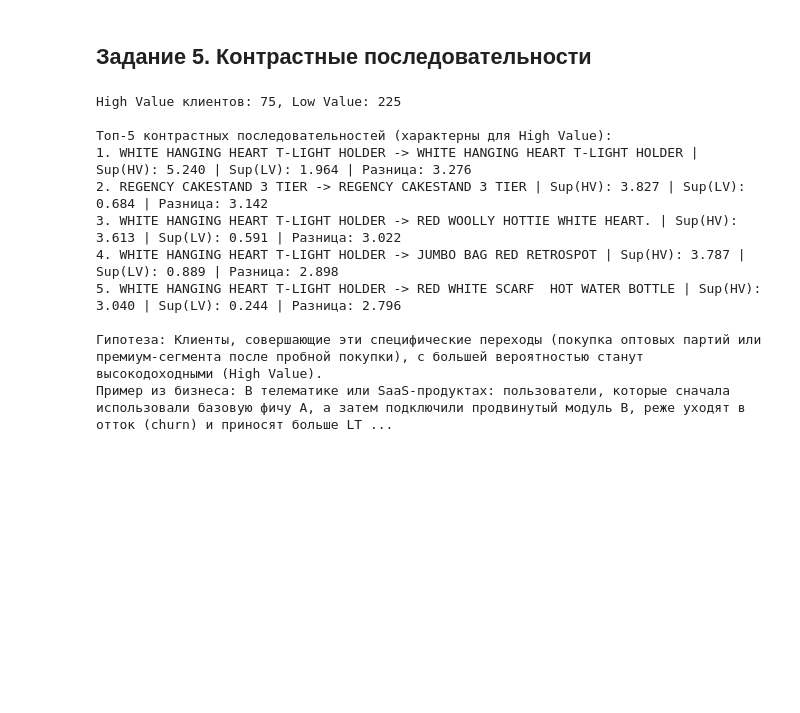
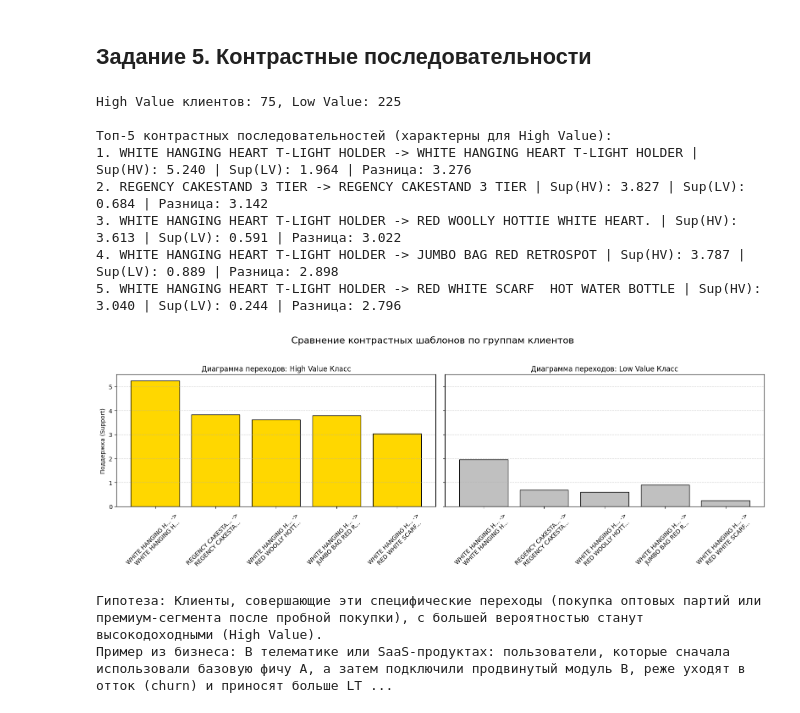
Before and after one commit to Ke1ayn/lab1, a Jupyter notebook: notebooks/05 lab.ipynb, the cells around one changed output. Cells and saved outputs as stored; diff of their text form; code cells hidden in the pictures; blank space fills up the shorter version.

```diff
--- a/notebooks/05 lab.ipynb
+++ b/notebooks/05 lab.ipynb
@@ -357,34 +376,58 @@ print(f'High Value клиентов: {len(hv_data)}, Low Value: {len(lv_data)}')
 model_hv = AprioriAllSimple(min_sup=0.08)
 _, f2_hv = model_hv.fit(hv_data)
 
 model_lv = AprioriAllSimple(min_sup=0.08)
 _, f2_lv = model_lv.fit(lv_data)
 
 # Считаем разницу (contrast) в поддержке
 contrast_patterns = []
 for seq, sup_hv in f2_hv.items():
     sup_lv = f2_lv.get(seq, 0.0)
     contrast = sup_hv - sup_lv
     if contrast > 0:
         contrast_patterns.append((seq, sup_hv, sup_lv, contrast))
 
 contrast_patterns.sort(key=lambda x: x[3], reverse=True)
 
 print('\nТоп-5 контрастных последовательностей (характерны для High Value):')
 for i, p in enumerate(contrast_patterns[:5]):
     print(f'{i+1}. {p[0][0]} -> {p[0][1]} | Sup(HV): {p[1]:.3f} | Sup(LV): {p[2]:.3f} | Разница: {p[3]:.3f}')
 
+top_5_contrast = contrast_patterns[:5]
+labels = [f"{p[0][0][:15]}... -> \n{p[0][1][:15]}..." for p in top_5_contrast]
+hv_supports = [p[1] for p in top_5_contrast]
+lv_supports = [p[2] for p in top_5_contrast]
+
+fig, (ax1, ax2) = plt.subplots(1, 2, figsize=(16, 6), sharey=True)
+
+# Диаграмма для High Value
+ax1.bar(labels, hv_supports, color='gold', edgecolor='black')
+ax1.set_title('Диаграмма переходов: High Value Класс')
+ax1.set_ylabel('Поддержка (Support)')
+ax1.tick_params(axis='x', rotation=45)
+ax1.grid(axis='y', linestyle='--', alpha=0.6)
+
+# Диаграмма для Low Value
+ax2.bar(labels, lv_supports, color='silver', edgecolor='black')
+ax2.set_title('Диаграмма переходов: Low Value Класс')
+ax2.tick_params(axis='x', rotation=45)
+ax2.grid(axis='y', linestyle='--', alpha=0.6)
+
+plt.suptitle('Сравнение контрастных шаблонов по группам клиентов', fontsize=16)
+plt.tight_layout(rect=[0, 0.03, 1, 0.95])
+plt.show()
+
 print('\nГипотеза: Клиенты, совершающие эти специфические переходы (покупка оптовых партий или премиум-сегмента после пробной покупки), с большей вероятностью станут высокодоходными (High Value).')
-print('Пример из бизнеса: В телематике или SaaS-продуктах: пользователи, которые сначала использовали базовую фичу А, а затем подключили продвинутый модуль B, реже уходят в отток (churn) и приносят больше LTV. Контрастные паттерны помогают выявить такие модули и стимулировать к ним переход (онбординг).')
+print('Пример из бизнеса: В телематике или SaaS-продуктах: пользователи, которые сначала использовали базовую фичу А, а затем подключили продвинутый модуль B, реже уходят в отток (churn) и приносят больше LTV.')
 # %% [output]
 High Value клиентов: 75, Low Value: 225
 
 Топ-5 контрастных последовательностей (характерны для High Value):
 1. WHITE HANGING HEART T-LIGHT HOLDER -> WHITE HANGING HEART T-LIGHT HOLDER | Sup(HV): 5.240 | Sup(LV): 1.964 | Разница: 3.276
 2. REGENCY CAKESTAND 3 TIER -> REGENCY CAKESTAND 3 TIER | Sup(HV): 3.827 | Sup(LV): 0.684 | Разница: 3.142
 3. WHITE HANGING HEART T-LIGHT HOLDER -> RED WOOLLY HOTTIE WHITE HEART. | Sup(HV): 3.613 | Sup(LV): 0.591 | Разница: 3.022
 4. WHITE HANGING HEART T-LIGHT HOLDER -> JUMBO BAG RED RETROSPOT | Sup(HV): 3.787 | Sup(LV): 0.889 | Разница: 2.898
 5. WHITE HANGING HEART T-LIGHT HOLDER -> RED WHITE SCARF  HOT WATER BOTTLE | Sup(HV): 3.040 | Sup(LV): 0.244 | Разница: 2.796
-
-Гипотеза: Клиенты, совершающие эти специфические переходы (покупка оптовых партий или премиум-сегмента после пробной покупки), с большей вероятностью станут высокодоходными (High Value).
-Пример из бизнеса: В телематике или SaaS-продуктах: пользователи, которые сначала использовали базовую фичу А, а затем подключили продвинутый модуль B, реже уходят в отток (churn) и приносят больше LT ...
+[figure, added]
+Гипотеза: Клиенты, совершающие эти специфические переходы (покупка оптовых партий или премиум-сегмента после пробной покупки), с большей вероятностью станут высокодоходными (High Value).
+Пример из бизнеса: В телематике или SaaS-продуктах: пользователи, которые сначала использовали базовую фичу А, а затем подключили продвинутый модуль B, реже уходят в отток (churn) и приносят больше LT ...
```
Also changed, not shown: parts of 3 cells of this notebook.
